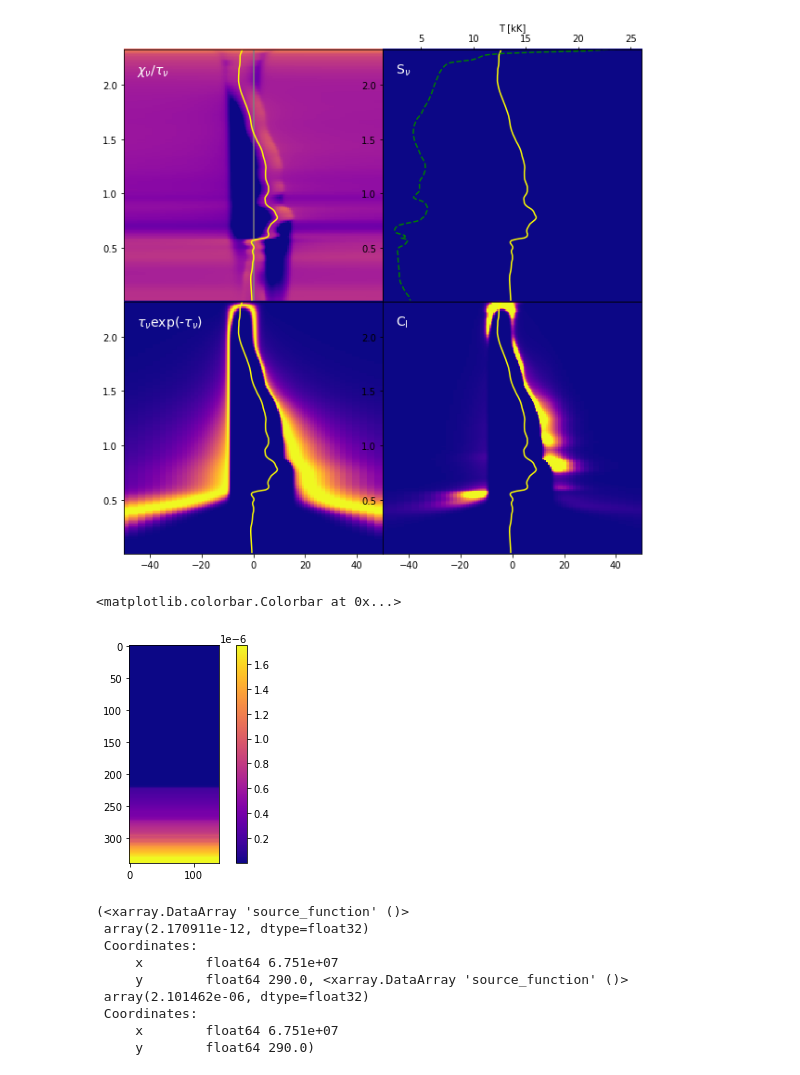
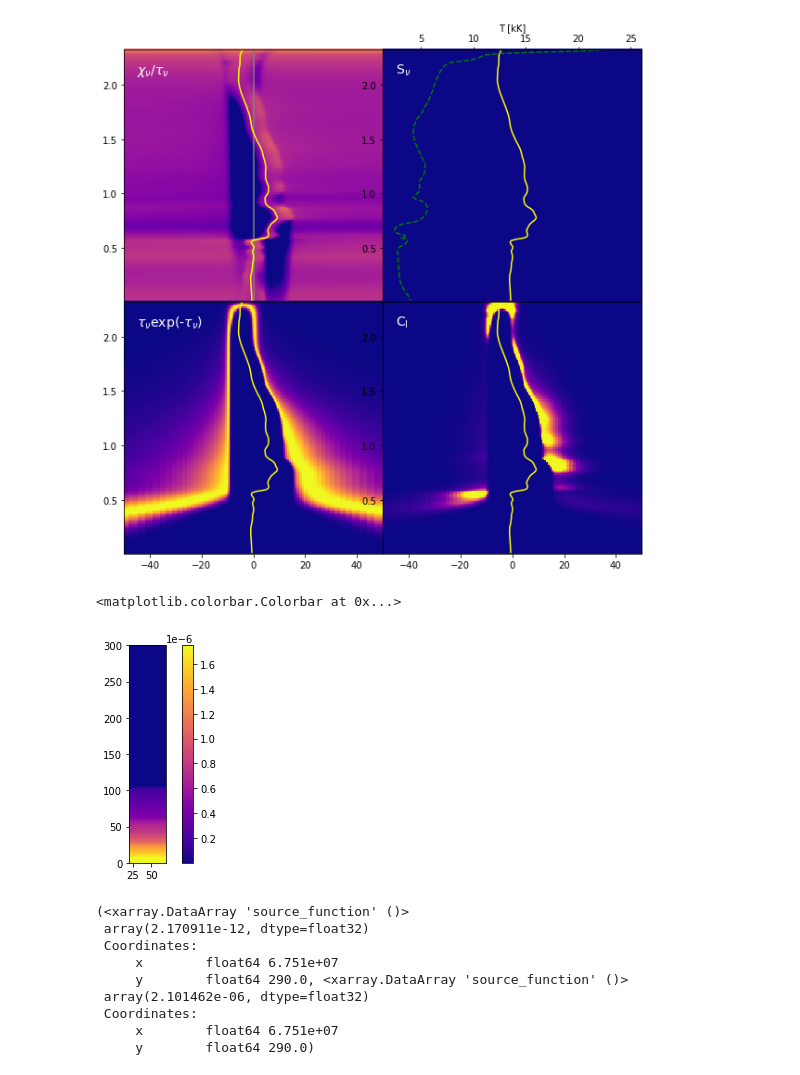
Before and after one commit to souvikita/Bifrost-simulation-analysis, a Jupyter notebook: Cont_function.ipynb, the cells around one changed output. Saved outputs shown, nothing was run; the diff lists cells and outputs as text; code cells hidden in the pictures.

```diff
--- a/Cont_function.ipynb
+++ b/Cont_function.ipynb
@@ -269,11 +282,11 @@ axs[3].plot(-1*vel_juan[0,4860,10,1215:1410]/1e3,z1[1215:1410],color='yellow')
 [<matplotlib.lines.Line2D at 0x...>]
 [figure]
 # %%
-plt.imshow((Source_function),cmap='plasma',vmax=1.75e-6)
+plt.imshow((Source_function),cmap='plasma',vmax=1.75e-6,extent=[20,70,0,300])
 plt.colorbar()
 # %% [output]
 <matplotlib.colorbar.Colorbar at 0x...>
-[figure, old version]
+[figure, new version]
 # %%
 Source_function.min(), Source_function.max()
 # %% [output]
```
Also changed, not shown: parts of 23 cells of this notebook.
